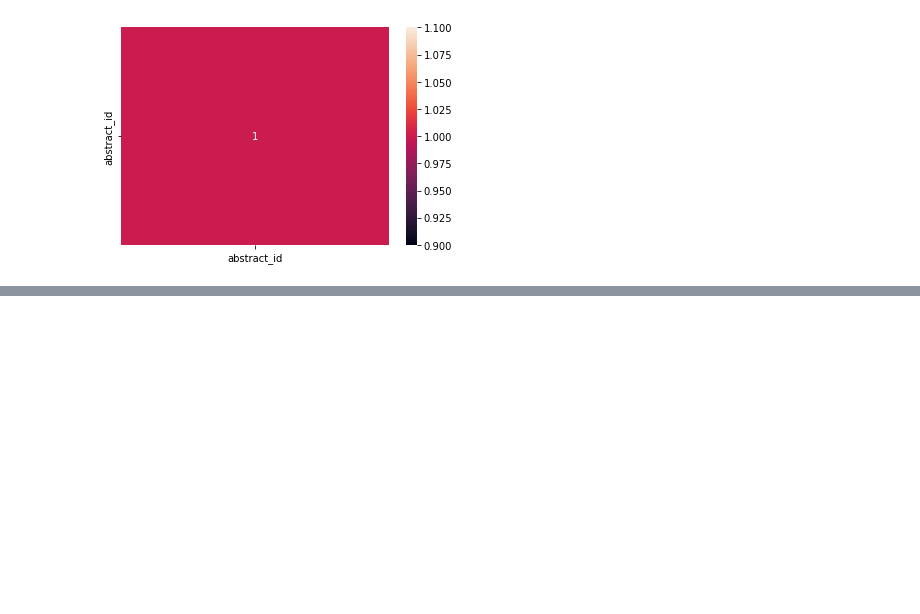
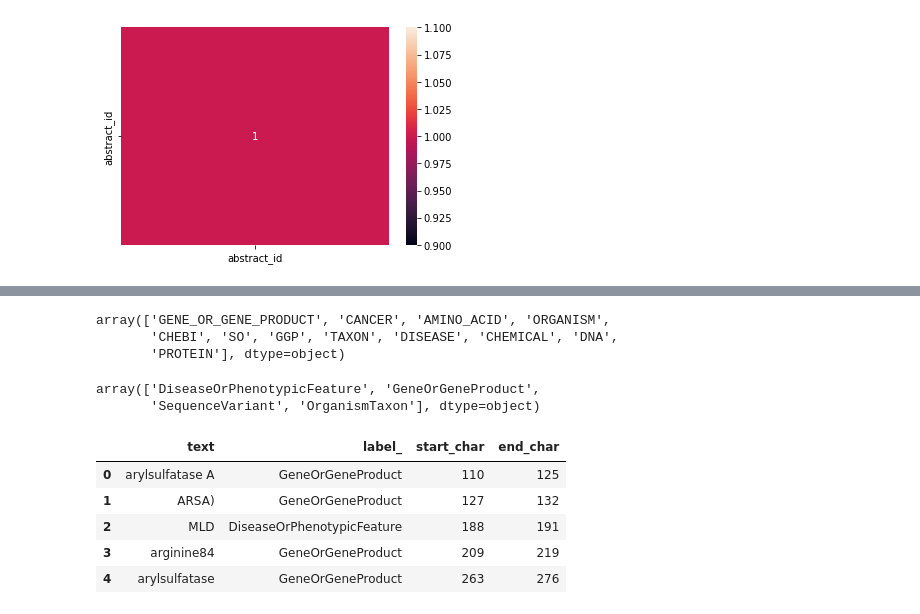
Before and after one commit to GuidoPadilla/data-science-proyecto-2, a Jupyter notebook: proyecto2.ipynb, the cells around one changed output, grey strips where cells are left out. Cells and saved outputs as stored; diff of their text form; code cells hidden in the pictures; blank space fills up the shorter version.

```diff
--- a/proyecto2.ipynb
+++ b/proyecto2.ipynb
@@ -64,0 +205,37 @@ plt.show()
+# %%
+temp_df.label_.unique()
+# %% [output]
+array(['GENE_OR_GENE_PRODUCT', 'CANCER', 'AMINO_ACID', 'ORGANISM',
+       'CHEBI', 'SO', 'GGP', 'TAXON', 'DISEASE', 'CHEMICAL', 'DNA',
+       'PROTEIN'], dtype=object)
+# %%
+temp_train_df.type.unique()
+# %% [output]
+array(['DiseaseOrPhenotypicFeature', 'GeneOrGeneProduct',
+       'SequenceVariant', 'OrganismTaxon'], dtype=object)
+# %%
+temp_df.label_ = temp_df.label_.map(
+    {
+        "GENE_OR_GENE_PRODUCT": "GeneOrGeneProduct",
+        "GGP": "GeneOrGeneProduct",
+        "ORGANISM": "OrganismTaxon",
+        "CANCER": "DiseaseOrPhenotypicFeature",
+        "DISEASE": "DiseaseOrPhenotypicFeature",
+        "CHEBI": "ChemicalEntity",
+        "CHEMICAL": "ChemicalEntity",
+        "PROTEIN": "SequenceVariant",
+        "AMINO_ACID": "SequenceVariant",
+        "SO": "SO",
+        "TAXON": "TAXON",
+        "DNA": "DNA",
+    }
+)
+# %%
+temp_df.head()
+# %% [output]
+|  | text | label_ | start_char | end_char |
+| 0 | arylsulfatase A | GeneOrGeneProduct | 110 | 125 |
+| 1 | ARSA) | GeneOrGeneProduct | 127 | 132 |
+| 2 | MLD | DiseaseOrPhenotypicFeature | 188 | 191 |
+| 3 | arginine84 | GeneOrGeneProduct | 209 | 219 |
+| 4 | arylsulfatase | GeneOrGeneProduct | 263 | 276 |
```
Also changed, not shown: parts of 23 cells of this notebook.
